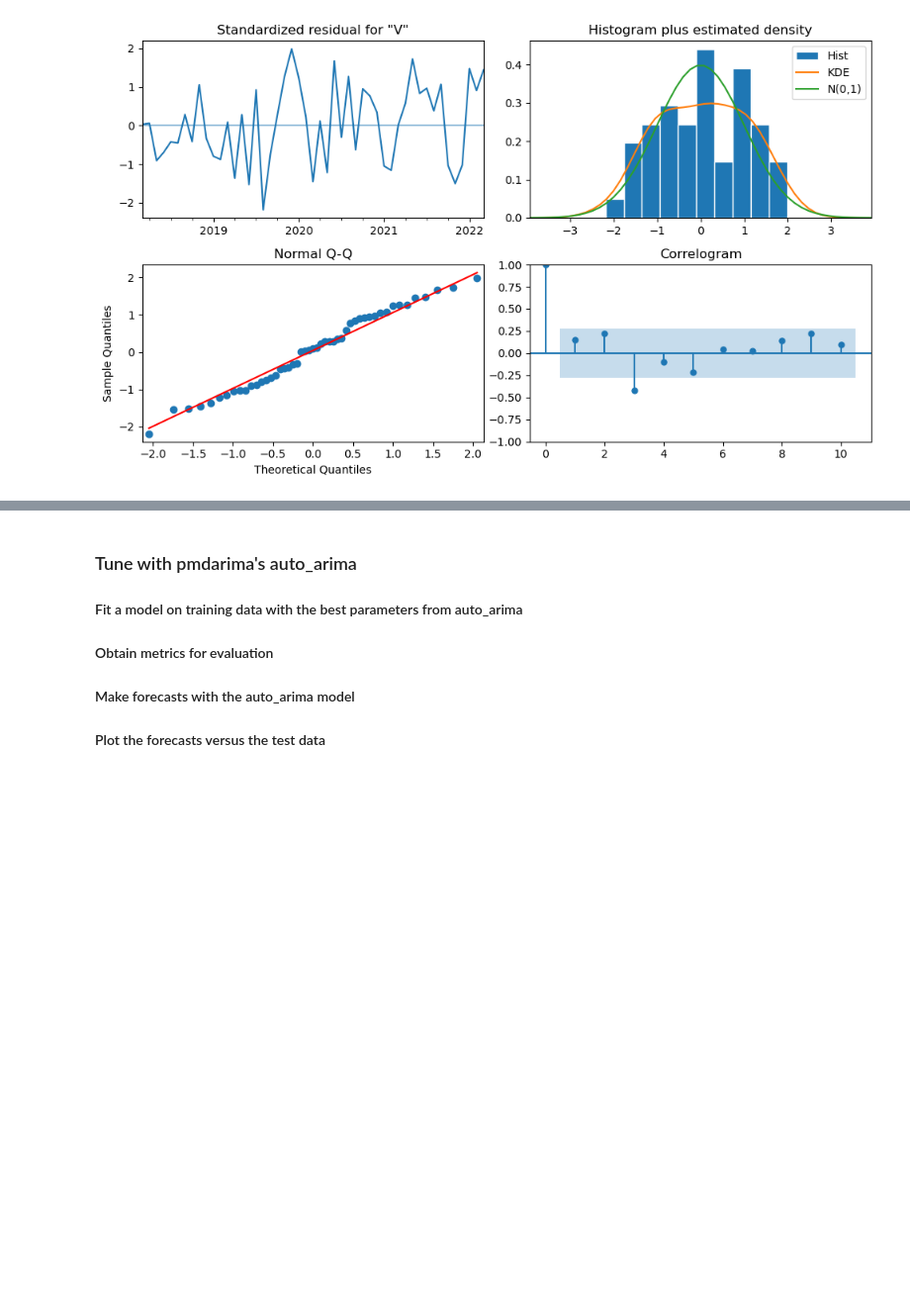
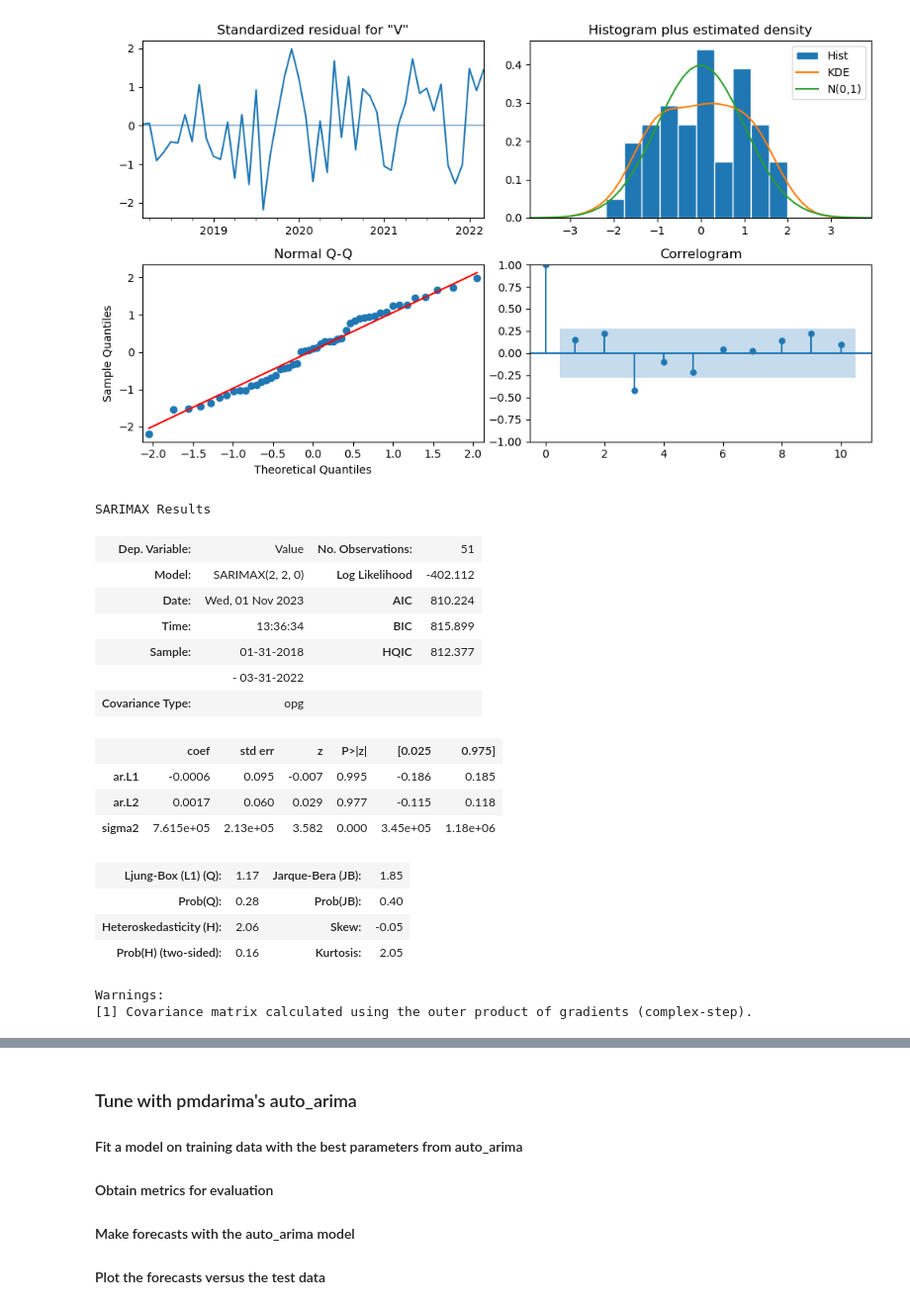
Before and after one commit to EhLeeOod/time-series, a Jupyter notebook: core-gridsearch-sarima.ipynb, the cells around one changed output, grey strips where cells are left out. Shown at 99% size. Saved outputs shown, nothing was run; the diff lists cells and outputs as text; code cells hidden in the pictures; blank space fills up the shorter version.

```diff
--- a/core-gridsearch-sarima.ipynb
+++ b/core-gridsearch-sarima.ipynb
@@ -640,3 +642,26 @@ fig.set_size_inches(10,6)
 fig.tight_layout()
 # %% [output]
 [figure]
+# %%
+sarima = tsa.SARIMAX(train, order = (p,d,q)).fit()
+
+sarima.summary()
+# %% [output]
+SARIMAX Results
+| Dep. Variable: | Value | No. Observations: | 51 |
+| Model: | SARIMAX(2, 2, 0) | Log Likelihood | -402.112 |
+| Date: | Wed, 01 Nov 2023 | AIC | 810.224 |
+| Time: | 13:36:34 | BIC | 815.899 |
+| Sample: | 01-31-2018 | HQIC | 812.377 |
+|  | - 03-31-2022 |  |  |
+| Covariance Type: | opg |  |  |
+|  | coef | std err | z | P>|z| | [0.025 | 0.975] |
+| ar.L1 | -0.0006 | 0.095 | -0.007 | 0.995 | -0.186 | 0.185 |
+| ar.L2 | 0.0017 | 0.060 | 0.029 | 0.977 | -0.115 | 0.118 |
+| sigma2 | 7.615e+05 | 2.13e+05 | 3.582 | 0.000 | 3.45e+05 | 1.18e+06 |
+| Ljung-Box (L1) (Q): | 1.17 | Jarque-Bera (JB): | 1.85 |
+| Prob(Q): | 0.28 | Prob(JB): | 0.40 |
+| Heteroskedasticity (H): | 2.06 | Skew: | -0.05 |
+| Prob(H) (two-sided): | 0.16 | Kurtosis: | 2.05 |
+Warnings:
+[1] Covariance matrix calculated using the outer product of gradients (complex-step).
```
Also changed, not shown: parts of 16 cells of this notebook.
